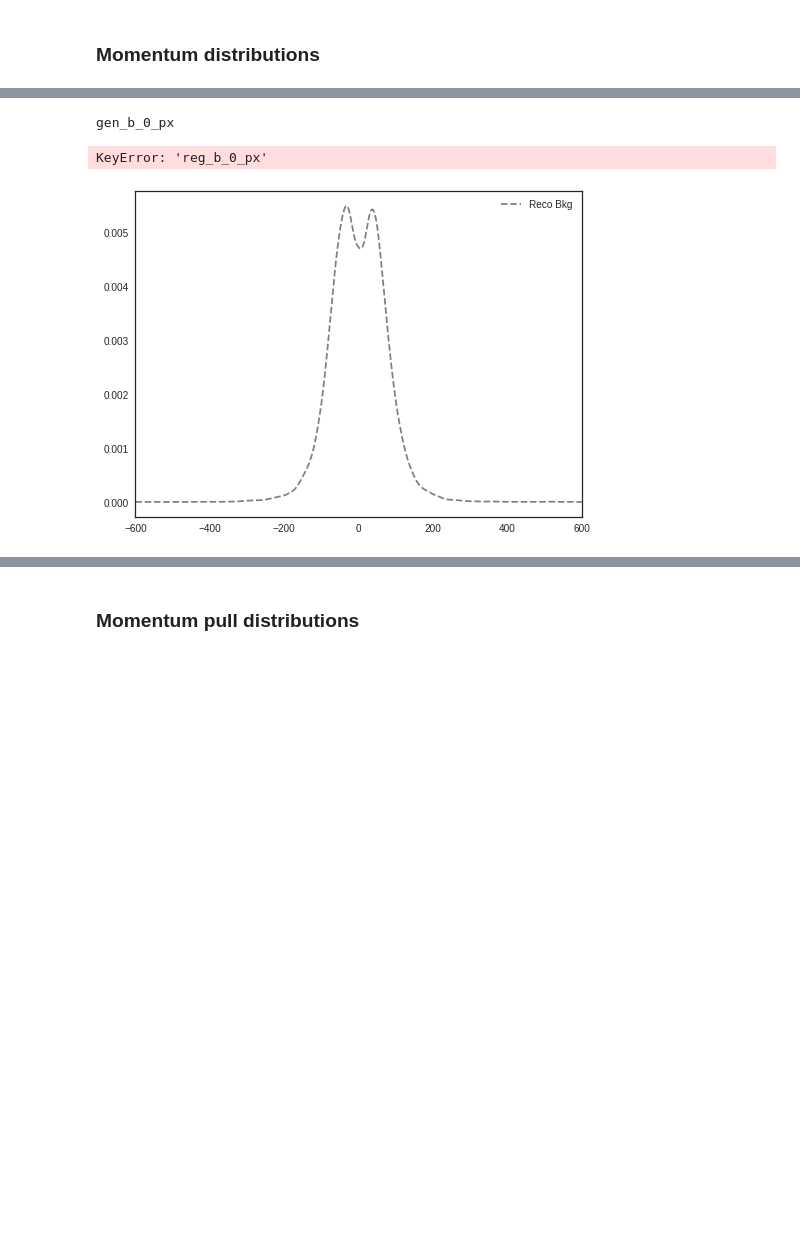
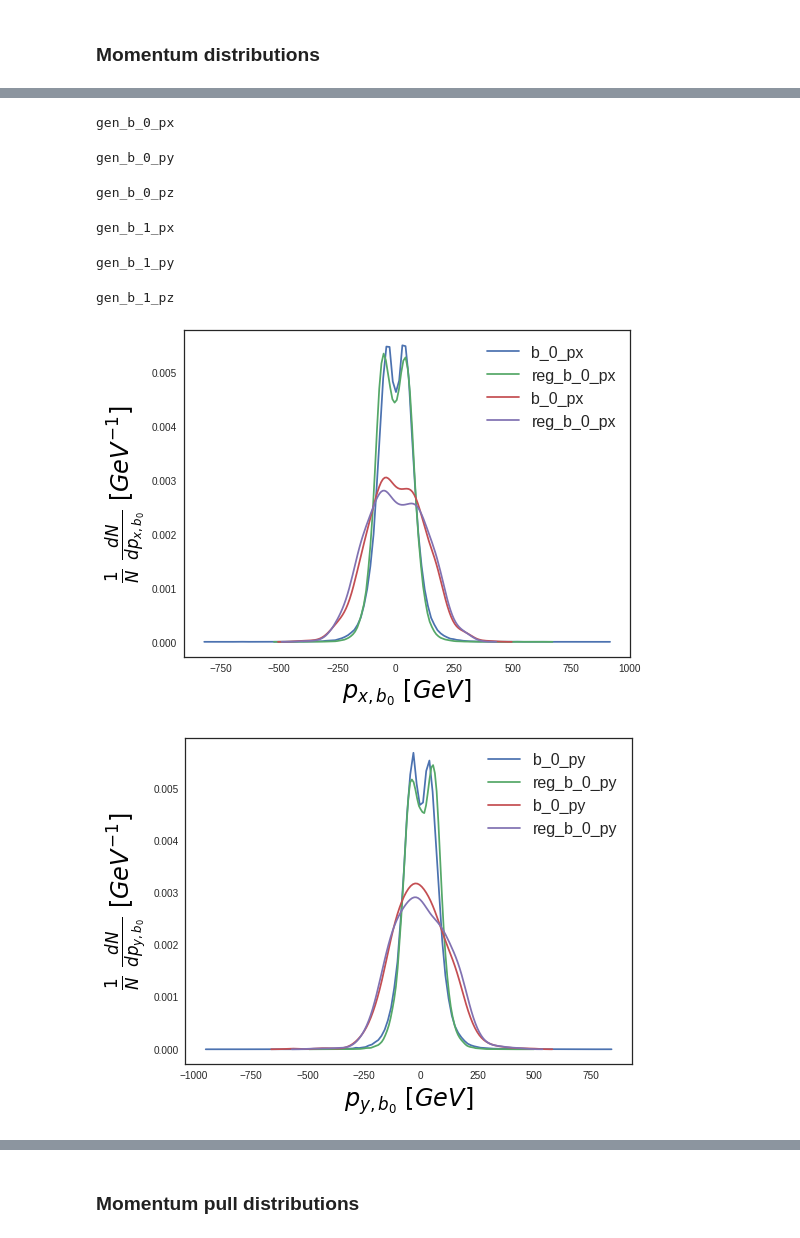
Before and after one commit to SrGonao/estagio2, a Jupyter notebook: B_Reg_App.ipynb, the cells around one changed output, grey strips where cells are left out. Saved outputs shown, nothing was run; the diff lists cells and outputs as text; code cells hidden in the pictures; blank space fills up the shorter version.

```diff
--- a/B_Reg_App.ipynb
+++ b/B_Reg_App.ipynb
@@ -111,19 +112,16 @@ data['hl_mT'] = np.sqrt(2*data['t_1_pT']*data['mPT_pT']*(1-np.cos(deltaphi(data[
 sig_devIndeces, sig_valIndeces = \
                 train_test_split([i for i in data[(data.gen_target == 1) & (data.gen_mctMatch == 1)].index.tolist()],
                                  test_size=0.2, random_state=1337)
-bkg_devIndeces, bkg_valIndeces = \
-                train_test_split([i for i in data[(data.gen_target == 0) & (data.gen_mctMatch == 0)].index.tolist()],
-                                 test_size=0.2, random_state=1337)
+
 
 devData = data.loc[sig_devIndeces].copy()
 #devData = devData.append(data.loc[bkg_devIndeces].copy(), ignore_index = True)
 valData = data.loc[sig_valIndeces].copy()
-valData = valData.append(data.loc[bkg_valIndeces].copy(), ignore_index = True)
-
+valData = valData.append(data[data.gen_target == 0].copy(), ignore_index = True)
+valData = valData.append(data[(data.gen_target == 1) & (data.gen_mctMatch == 0)].copy(), ignore_index = True)
 sig = (valData.gen_target == 1) & (valData.gen_mctMatch == 1)
 bkg = (valData.gen_target == 0)
+sigMM = (valData.gen_target == 1) & (valData.gen_mctMatch == 0)
 
 print("{} events for training, {} events for validation".format(len(devData), len(valData)))
-print("Dev: {} of which are signal and {} are background".format(len(devData[sigDev]), len(devData[bkgDev])))
-print("Val: {} of which are signal and {} are background".format(len(valData[sig]), len(valData[bkg])))
 # %% [output]
@@ -722,13 +703,6 @@ for n, feature in enumerate(regTargetFeatures):
     print ()
     print (feature)
     plt.figure(figsize=(8, 6))
-    xPlot =  np.linspace(-600, 600, 500)[:, np.newaxis]
-    if 'pz' in feature:
-        xPlot = np.linspace(-1500, 1500, 500)[:, np.newaxis]
-    if '_1_' in feature:
-        xPlot = np.linspace(-300, 300, 500)[:, np.newaxis]
-        if 'pz' in feature:
-            xPlot = np.linspace(-600, 600, 500)[:, np.newaxis]
     boot = []
     meanBoot = []
     stdevBoot = []
@@ -736,12 +710,9 @@ for n, feature in enumerate(regTargetFeatures):
         points = np.random.choice(valData[bkg][feature[4:]].values, len(valData[bkg]), replace=True)
         meanBoot.append(points.mean())
         stdevBoot.append(points.std())
-        kde = sm.nonparametric.KDEUnivariate(points)
-        kde.fit()
-        boot.append([kde.evaluate(x) for x in xPlot])
     mean = (np.mean(meanBoot), np.std(meanBoot)/math.sqrt(len(meanBoot)))
     stdev = (np.mean(stdevBoot), np.std(stdevBoot)/math.sqrt(len(stdevBoot)))
-    sns.tsplot(data=boot, time=xPlot, condition='Reco Bkg', color='grey', linestyle="dashed")
+    sns.kdeplot(data=valData[bkg][feature[4:]])
     boot = []
     meanBoot = []
     stdevBoot = []
@@ -749,50 +720,46 @@ for n, feature in enumerate(regTargetFeatures):
         points = np.random.choice(valData[bkg]["reg_" + feature[4:]].values, len(valData[bkg]), replace=True)
         meanBoot.append(points.mean())
         stdevBoot.append(points.std())
-        kde = sm.nonparametric.KDEUnivariate(points)
-        kde.fit()
-        boot.append([kde.evaluate(x) for x in xPlot])
     mean = (np.mean(meanBoot), np.std(meanBoot)/math.sqrt(len(meanBoot)))
     stdev = (np.mean(stdevBoot), np.std(stdevBoot)/math.sqrt(len(stdevBoot)))
-    sns.tsplot(data=boot, time=xPlot, condition='Reg Bkg', color='grey')
+    sns.kdeplot(data=valData[bkg]["reg_" + feature[4:]])
     boot = []
     meanBoot = []
     stdevBoot = []
     for i in range(100):
         points = np.random.choice(valData[sig][feature[4:]].values, len(valData[sig]), replace=True)
         meanBoot.append(points.mean())
         stdevBoot.append(points.std())
-        kde = sm.nonparametric.KDEUnivariate(points)
-        kde.fit()
-        boot.append([kde.evaluate(x) for x in xPlot])
     mean = (np.mean(meanBoot), np.std(meanBoot)/math.sqrt(len(meanBoot)))
     stdev = (np.mean(stdevBoot), np.std(stdevBoot)/math.sqrt(len(stdevBoot)))
-    sns.tsplot(data=boot, time=xPlot, condition='Reco Sig', color='m', linestyle="dashed")
-    boot = []
+    sns.kdeplot(data=valData[sig][feature[4:]])
+    boot = [];
     meanBoot = []
     stdevBoot = []
     for i in range(100):
         points = np.random.choice(valData[sig]["reg_" + feature[4:]].values, len(valData[sig]), replace=True)
         meanBoot.append(points.mean())
         stdevBoot.append(points.std())
-        kde = sm.nonparametric.KDEUnivariate(points)
-        kde.fit()
-        boot.append([kde.evaluate(x) for x in xPlot])
     mean = (np.mean(meanBoot), np.std(meanBoot)/math.sqrt(len(meanBoot)))
     stdev = (np.mean(stdevBoot), np.std(stdevBoot)/math.sqrt(len(stdevBoot)))
-    sns.tsplot(data=boot, time=xPlot, condition='Reg Sig', color='m')
+    sns.kdeplot(data=valData[sig]["reg_" + feature[4:]])
     plt.legend(fontsize=16)
     var = "p_{x,b_0}"
     if "py" in feature:
         var = "p_{y,b_0}"
     if "pz" in feature:
         var = "p_{z,b_0}"
     if "_1_" in feature:
         var = var[:-2] + "1}"
     plt.xlabel(r"$" + var + r"\ [GeV]$", fontsize=24, color='black')
     plt.ylabel(r"$\frac{1}{N}\ \frac{dN}{d" + var + r"}\ [GeV^{-1}]$", fontsize=24, color='black')
 plt.show()
 # %% [output]
 gen_b_0_px
-KeyError: 'reg_b_0_px'
+gen_b_0_py
+gen_b_0_pz
+gen_b_1_px
+gen_b_1_py
+gen_b_1_pz
-[figure, old version]
+[figure, new version]
+[figure, added]
```
Also changed, not shown: parts of 23 cells of this notebook.
